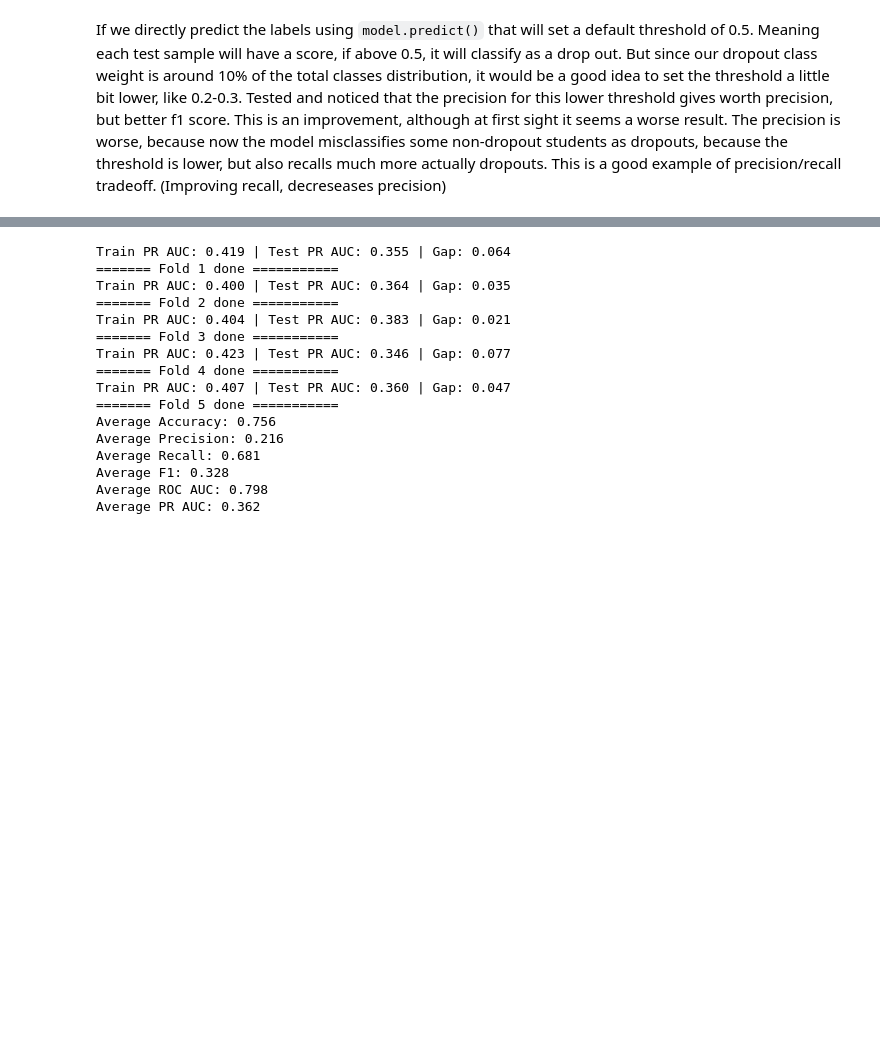
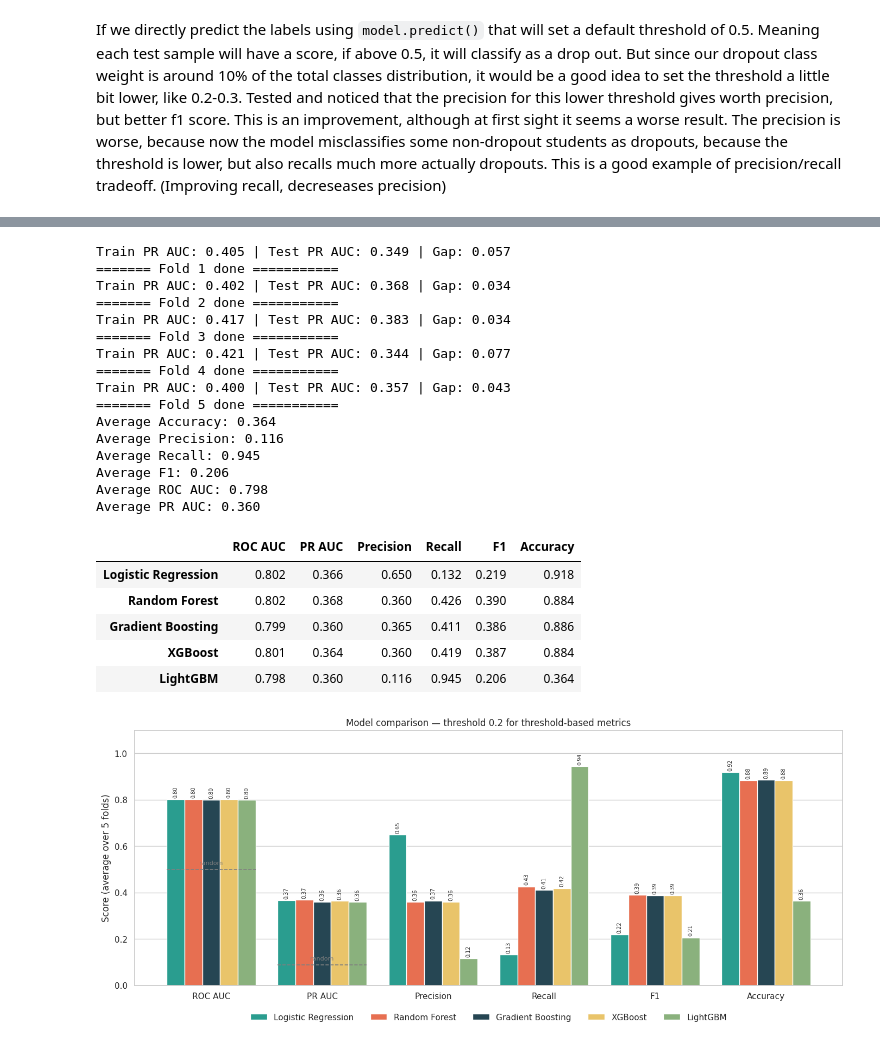
Before and after one commit to mihaighise/student_retention_analysis, a Jupyter notebook: Student_Retention.ipynb, the cells around one changed output, grey strips where cells are left out. Drawn from its saved outputs; the diff is of its cells as text; code cells hidden in the pictures; blank space fills up the shorter version.

Commit message:
Plot metric results + TODOs

```diff
--- a/Student_Retention.ipynb
+++ b/Student_Retention.ipynb
@@ -1719,8 +1719,8 @@ for fold, (train_idx, test_idx) in enumerate(skf.split(X, y, groups), start=1):
   gbm.fit(X_train, y_train)
 
   # Predict labels and probabilities
-  y_pred = gbm.predict(X_test)
   y_proba = gbm.predict_proba(X_test)[:, 1]
+  y_pred = (y_proba >= 0.2).astype(int)
 
   # Evaluate the model
   metrics = evaluate_model(y_test, y_pred, y_proba)
@@ -1783,8 +1783,8 @@ for fold, (train_idx, test_idx) in enumerate(skf.split(X, y, groups), start=1):
   xgb.fit(X_train, y_train, eval_set=[(X_test, y_test)], verbose=False)
 
   # Predict labels and probabilities
-  y_pred = xgb.predict(X_test)
   y_proba = xgb.predict_proba(X_test)[:, 1]
+  y_pred = (y_proba >= 0.2).astype(int)
 
   # Evaluate the model
   metrics = evaluate_model(y_test, y_pred, y_proba)
@@ -1851,8 +1851,8 @@ for fold, (train_idx, test_idx) in enumerate(skf.split(X, y, groups), start=1):
            callbacks=[lgb.early_stopping(50, verbose=False)])
 
   # Predict labels and probabilities
-  y_pred = lgbm.predict(X_test)
   y_proba = lgbm.predict_proba(X_test)[:, 1]
+  y_pred = (y_proba >= 0.2).astype(int)
 
   # Evaluate the model
   metrics = evaluate_model(y_test, y_pred, y_proba)
@@ -1871,19 +1871,73 @@ for fold, (train_idx, test_idx) in enumerate(skf.split(X, y, groups), start=1):
 
 print_metrics(lgbm_scores, folds)
 # %% [output]
-Train PR AUC: 0.419 | Test PR AUC: 0.355 | Gap: 0.064
+Train PR AUC: 0.405 | Test PR AUC: 0.349 | Gap: 0.057
 ======= Fold 1 done ===========
-Train PR AUC: 0.400 | Test PR AUC: 0.364 | Gap: 0.035
+Train PR AUC: 0.402 | Test PR AUC: 0.368 | Gap: 0.034
 ======= Fold 2 done ===========
-Train PR AUC: 0.404 | Test PR AUC: 0.383 | Gap: 0.021
+Train PR AUC: 0.417 | Test PR AUC: 0.383 | Gap: 0.034
 ======= Fold 3 done ===========
-Train PR AUC: 0.423 | Test PR AUC: 0.346 | Gap: 0.077
+Train PR AUC: 0.421 | Test PR AUC: 0.344 | Gap: 0.077
 ======= Fold 4 done ===========
-Train PR AUC: 0.407 | Test PR AUC: 0.360 | Gap: 0.047
+Train PR AUC: 0.400 | Test PR AUC: 0.357 | Gap: 0.043
 ======= Fold 5 done ===========
-Average Accuracy: 0.756
-Average Precision: 0.216
-Average Recall: 0.681
-Average F1: 0.328
+Average Accuracy: 0.364
+Average Precision: 0.116
+Average Recall: 0.945
+Average F1: 0.206
 Average ROC AUC: 0.798
-Average PR AUC: 0.362
+Average PR AUC: 0.360
+# %%
+# Collect average metrics for every model
+all_scores = {
+    "Logistic Regression": lr_scores,
+    "Random Forest": rf_scores,
+    "Gradient Boosting": gbm_scores,
+    "XGBoost": xgb_scores,
+    "LightGBM": lgbm_scores,
+}
+results = pd.DataFrame({name: {m: v / folds for m, v in s.items()}
+                        for name, s in all_scores.items()}).T
+
+metric_order = ["ROC AUC", "PR AUC", "Precision", "Recall", "F1", "Accuracy"]
+results = results[metric_order]
+display(results.round(3))
+
+# Grouped bar chart: metrics on the x-axis, one bar per model
+colors = ["#2A9D8F", "#E76F51", "#264653", "#E9C46A", "#8AB17D"]
+n_models = len(results)
+x = np.arange(len(metric_order))
+width = 0.8 / n_models
+
+with sns.axes_style("whitegrid"), sns.plotting_context("notebook"):
+    fig, ax = plt.subplots(figsize=(14, 6))
+
+    for i, (model_name, row) in enumerate(results.iterrows()):
+        offset = (i - (n_models - 1) / 2) * width
+        bars = ax.bar(x + offset, row.values, width, label=model_name, color=colors[i])
+        ax.bar_label(bars, fmt="%.2f", fontsize=7, padding=2, rotation=90)
+
+    # Random-guess baselines for the two AUC metrics
+    dropout_rate = y.mean()
+    ax.hlines(0.5, x[0] - 0.4, x[0] + 0.4, colors="grey", linestyles="--", linewidth=1.2)
+    ax.hlines(dropout_rate, x[1] - 0.4, x[1] + 0.4, colors="grey", linestyles="--", linewidth=1.2)
+    ax.text(x[0], 0.52, "random", ha="center", fontsize=8, color="grey")
+    ax.text(x[1], dropout_rate + 0.02, "random", ha="center", fontsize=8, color="grey")
+
+    ax.set_xticks(x)
+    ax.set_xticklabels(metric_order)
+    ax.set_ylim(0, 1.1)
+    ax.set_ylabel("Score (average over 5 folds)")
+    ax.set_title("Model comparison — threshold 0.2 for threshold-based metrics")
+    ax.legend(ncol=n_models, loc="upper center", bbox_to_anchor=(0.5, -0.08), frameon=False)
+    ax.grid(axis="x", visible=False)
+    plt.tight_layout()
+    plt.show()
+# %% [output]
+|  | ROC AUC | PR AUC | Precision | Recall | F1 | Accuracy |
+| Logistic Regression | 0.802 | 0.366 | 0.650 | 0.132 | 0.219 | 0.918 |
+| Random Forest | 0.802 | 0.368 | 0.360 | 0.426 | 0.390 | 0.884 |
+| Gradient Boosting | 0.799 | 0.360 | 0.365 | 0.411 | 0.386 | 0.886 |
+| XGBoost | 0.801 | 0.364 | 0.360 | 0.419 | 0.387 | 0.884 |
+| LightGBM | 0.798 | 0.360 | 0.116 | 0.945 | 0.206 | 0.364 |
+[figure, added]
```
Also changed, not shown: parts of 3 cells of this notebook.
